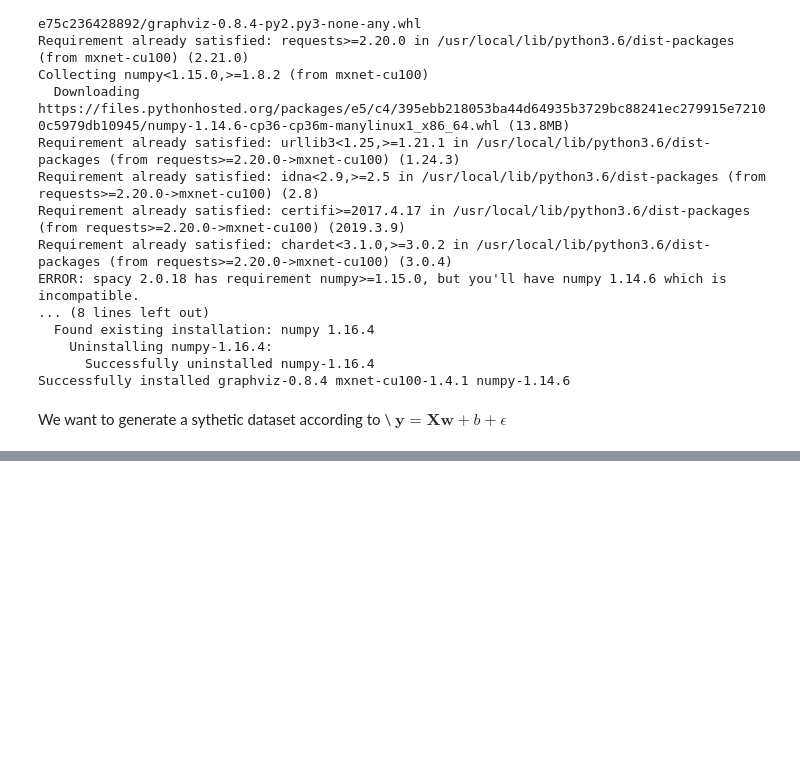
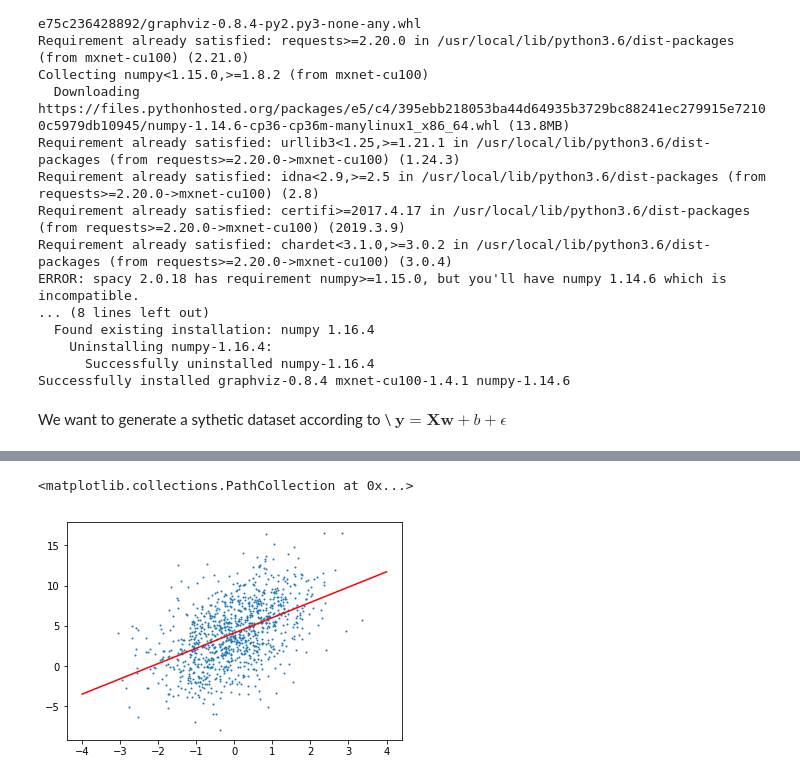
Before and after one commit to XuDou/dive_into_deep_learning_prac, a Jupyter notebook: Linear_Regression.ipynb, the cells around one changed output, grey strips where cells are left out. Saved outputs shown, nothing was run; the diff lists cells and outputs as text; code cells hidden in the pictures; blank space fills up the shorter version.

```diff
--- a/Linear_Regression.ipynb
+++ b/Linear_Regression.ipynb
@@ -71,8 +79,8 @@ def loss(y_hat,y_predicted):
 # %%
 class linear_model():
   def __init__(self):
-    self.w = tf.Variable([5.0,2.0])
-    self.b = tf.Variable(1.0)
+    self.w = tf.Variable(tf.random.normal(shape = [2],dtype=tf.dtypes.float64))
+    self.b = tf.Variable(tf.random.normal(shape= [],dtype=tf.dtypes.float64))
 
   def __call__(self,x):
     return tf.multiply(self.w,x) + self.b
@@ -95,3 +105,6 @@ def train(model, inputs, outputs, learning_rate):
   with tf.GradientTape() as t:
     current_loss = loss(model(inputs), outputs)
     dw, db = t.gradient(current_loss, [model.w, model.b])
+
+    model.w.assign_sub(learning_rate * dw)
+    model.b.assign_sub(learning_rate * db)
@@ -178,0 +111,13 @@ for i in range(10):
+# %%
+
+# Training!
+
+ws, bs = [], []
+epochs = range(30)
+for epoch in epochs:
+  ws.append(model.w.numpy())
+  bs.append(model.b.numpy())
+  current_loss = loss(model(X), label_y)
+
+  train(model, X, label_y, learning_rate = 0.1)
+  print('Epoch %2d: w=%s b=%.2f, loss=%.3f' %(epoch, ws[-1], bs[-1], current_loss))
@@ -178,0 +142,7 @@ for i in range(10):
+# %%
+horizontal_0 = range(-4,5)
+plt.plot(horizontal_0, model.w.numpy()[0] * horizontal_0 + model.b.numpy(), 'r-')
+plt.scatter(X[:,0].numpy(),label_y.numpy(),1)
+# %% [output]
+<matplotlib.collections.PathCollection at 0x...>
+[figure, added]
```
Also changed, not shown: parts of 19 cells of this notebook.
